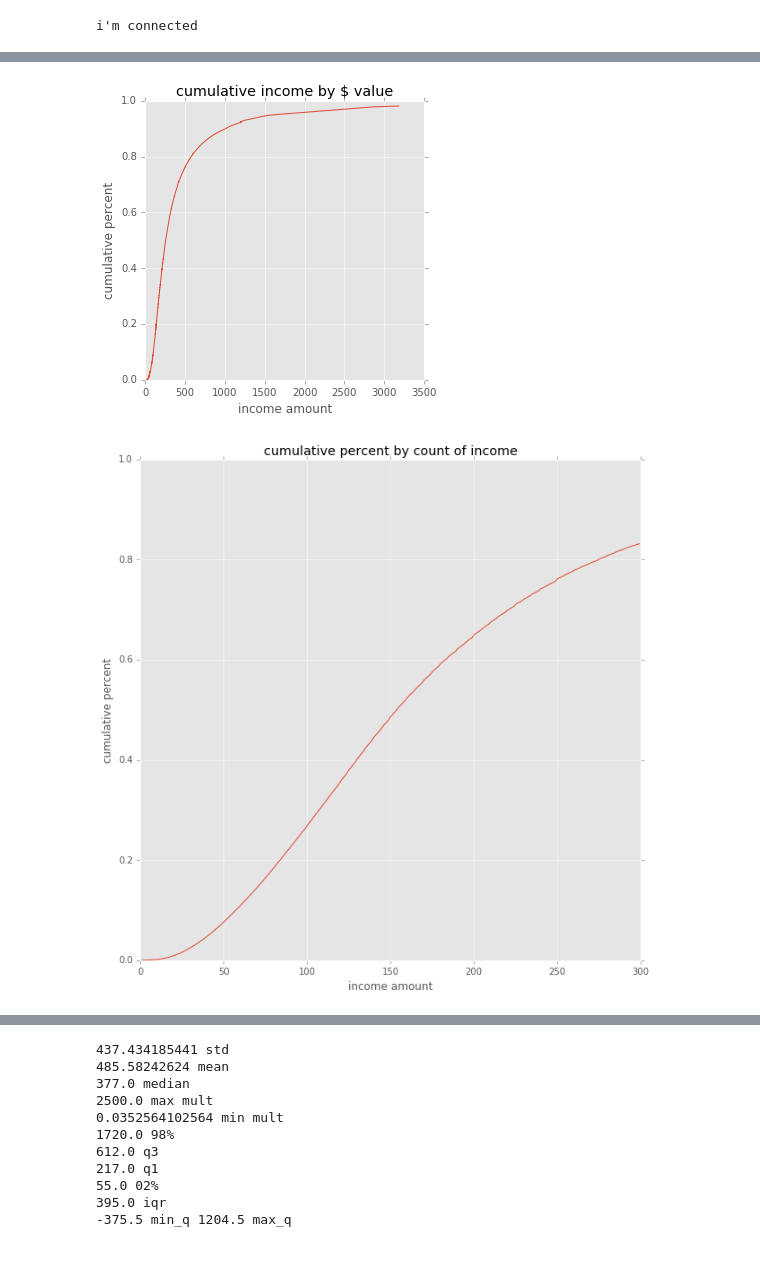
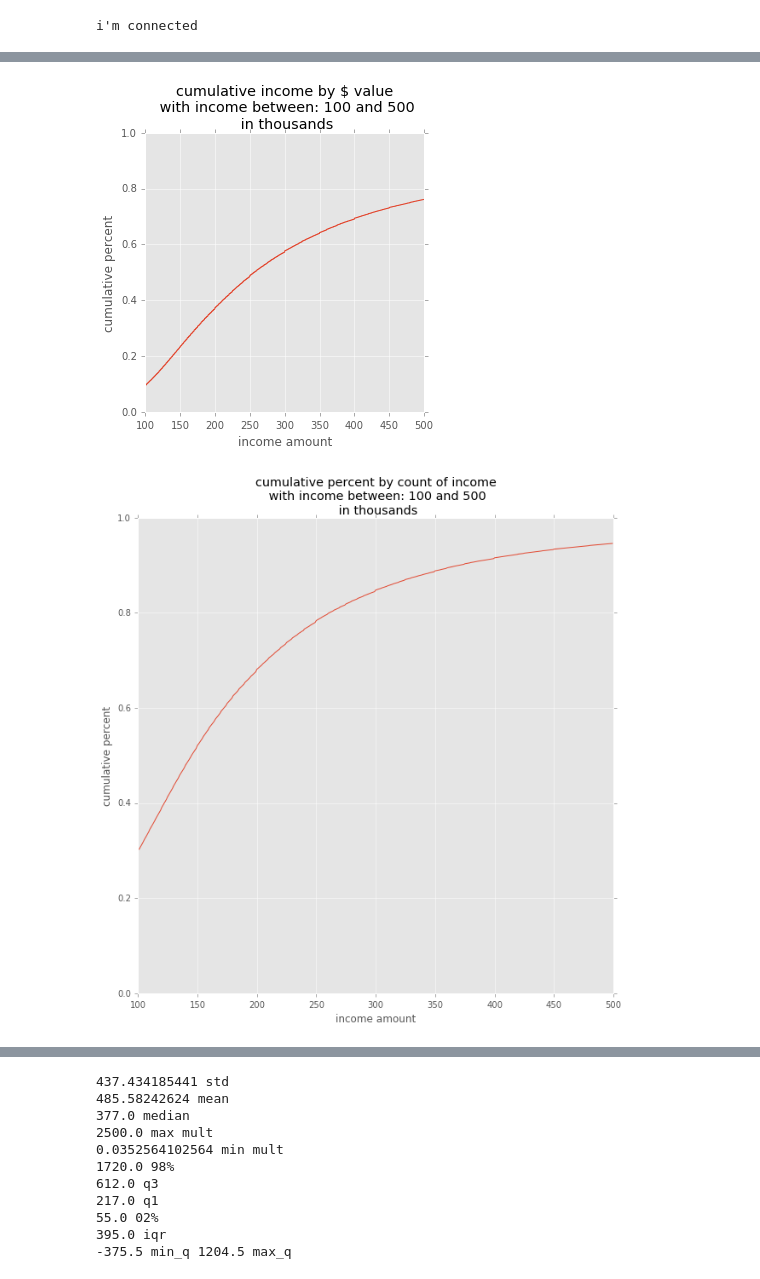
Before and after one commit to Kibrael/Edits, a Jupyter notebook: single_bank_viz.ipynb, the cells around one changed output, grey strips where cells are left out. Cells and saved outputs as stored; diff of their text form; code cells hidden in the pictures.

```diff
--- a/single_bank_viz.ipynb
+++ b/single_bank_viz.ipynb
@@ -168,36 +197,31 @@ plt.show(amtXcnt)
 # %%
-#FIXME add cutoff field name and cutoff value to title
-cutoff = 100
-y = inc_df.cumul_inc_pct[inc_df[cut_field] < cutoff]
-x = inc_df.income[inc_df[cut_field] < cutoff]
+#showing cumulative percent of count of loans by income
+#inc_cutoff allows trims max end of distribution
+inc_min = 100
+inc_max = 500
+y = inc_df.cumul_inc_pct[(inc_df.income < inc_max) & (inc_df.income > inc_min)]
+x = inc_df.income[(inc_df.income < inc_max) &(inc_df.income > inc_min)]
 
 cumul_inc = plt.figure(figsize=(5,5))
 plt.plot(x,y)
 ax = plt.subplot()
 ax.set_ylim([0,1])
-plt.title('cumulative income by $ value')
+plt.title('cumulative income by $ value\n with income between: {inc_min} and {inc_max}\n in thousands'.format(inc_min=inc_min, inc_max=inc_max))
 plt.ylabel('cumulative percent')
 plt.xlabel('income amount')
 plt.show(cumul_inc)
-
-
-#FIXME cutting the tail off of income data may show more information
-#long tail of incomes skews visualization of cumulative percents based on $ value
 # %% [output]
-[figure, old version]
+[figure, new version]
 # %%
-#FIXME set this so it works with amount as a cutoff field
-x1 = cnt_inc_df.income[cnt_inc_df.income < cutoff]
-y1 = cnt_inc_df.cumul_pct_ct[cnt_inc_df.income < cutoff]
+x1 = cnt_inc_df.income[(cnt_inc_df.income < inc_max) & (cnt_inc_df.income > inc_min)]
+y1 = cnt_inc_df.cumul_pct_cnt[(cnt_inc_df.income < inc_max) & (cnt_inc_df.income > inc_min)]
 cumul_cnt = plt.figure(figsize=(10,10))
 plt.plot(x1,y1)
 ax = plt.subplot()
 ax.set_ylim([0,1])
 plt.xlabel('income amount')
 plt.ylabel('cumulative percent')
-plt.title('cumulative percent by count of income')
+plt.title('cumulative percent by count of income\n with income between: {inc_min} and {inc_max}\n in thousands'.format(inc_min=inc_min, inc_max=inc_max))
 plt.show(cumul_cnt)
-
-#shows the majority of loans by count have 25k input, check data for this, it doesn't seem right
 # %% [output]
-[figure, old version]
+[figure, new version]
```
Also changed, not shown: parts of 6 cells of this notebook.
